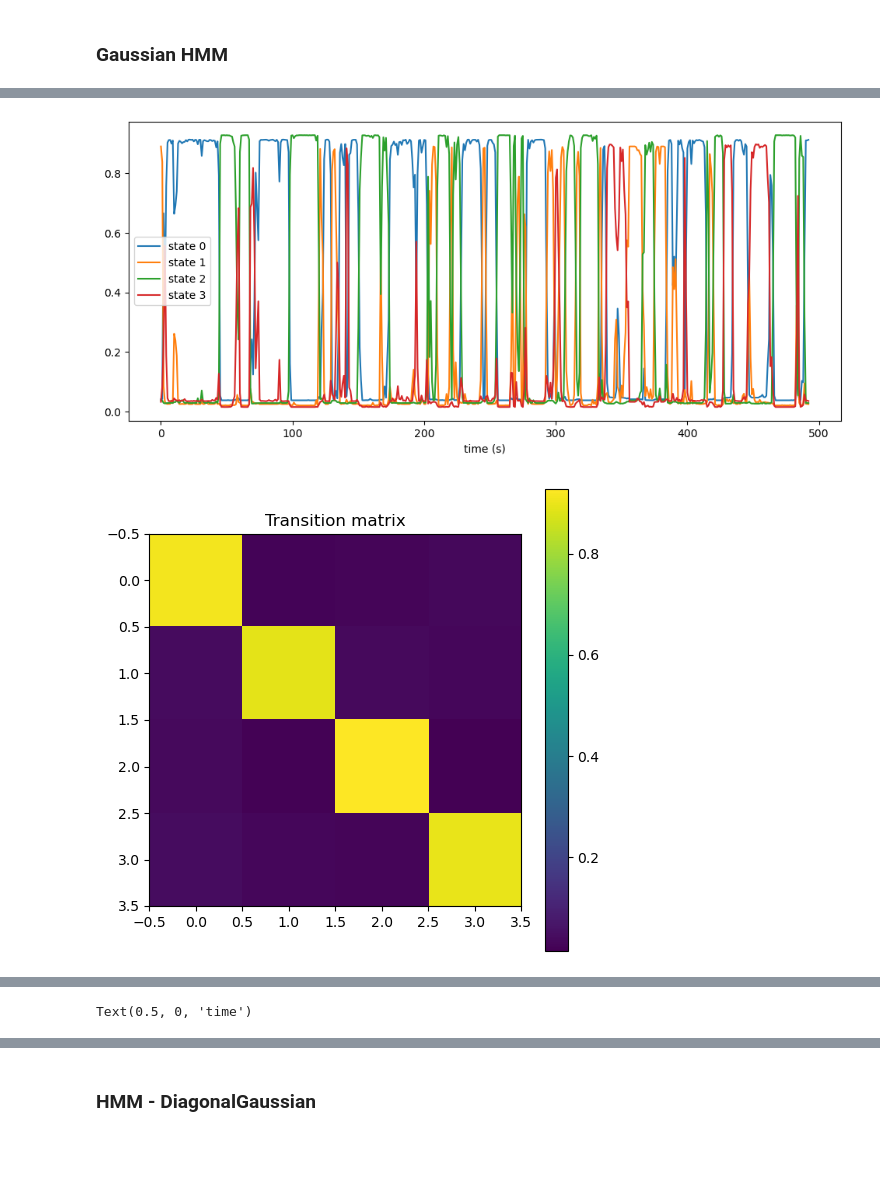
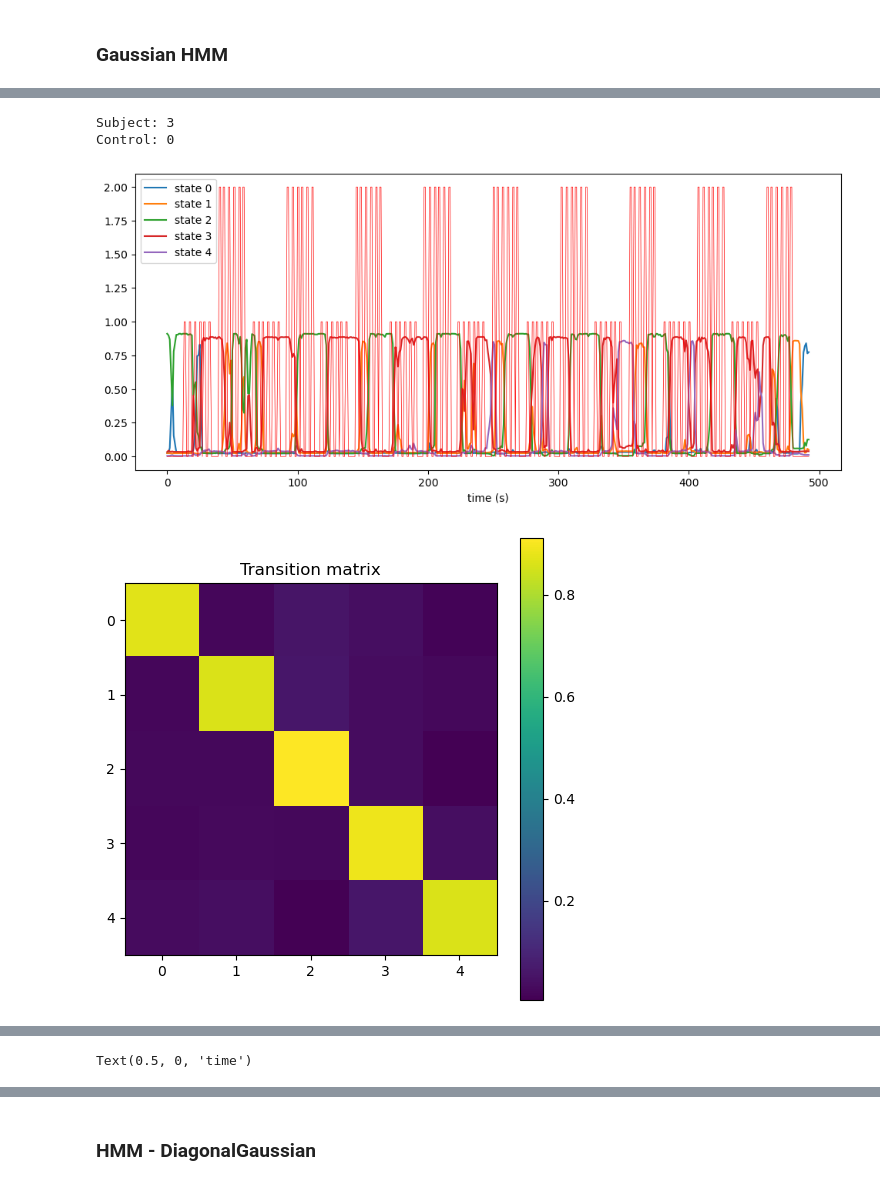
Before and after one commit to MarcoZenari/brainhackRome2025, a Jupyter notebook: hmm_fit.ipynb, the cells around one changed output, grey strips where cells are left out. Cells and saved outputs as stored; diff of their text form; code cells hidden in the pictures; blank space fills up the shorter version.

```diff
--- a/hmm_fit.ipynb
+++ b/hmm_fit.ipynb
@@ -185,6 +320,11 @@ Shape of the data: (219, 434, 493)
 Number of subjects: 219
 Number of parcels: 434
 Number of time points: 493
+# %%
+#loading events
+events = load_events('/home/zenari/data/events/', selected_subjects, '*hammer*')
+
+stimuli = calculate_volume_pattern(events, TR, n_time)
 # %%
 ### concatenating the data
 x = data_zsc.transpose(1, 0, 2).reshape(n_parcels, n_time * n_subject)
@@ -263,7 +438,7 @@ LGSSM params:        294
 ### HMM parameters
 # %%
 #hyperparameters
-n_components = 20
+n_components = 10
 print('Expalined variance considered:', np.cumsum(explained_variance_ratio)[n_components-1])
-n_states = 4
+n_states = 5
 # %% [output]
@@ -283,7 +458,7 @@ params, props = hmm.initialize(emissions=emissions)
 inputs = hmm.compute_inputs(emissions)
 
 #params, props = hmm.initialize(emissions=emissions)
-params, lls = hmm.fit_em(params, props, emissions, num_iters=10, inputs = inputs)
+params, lls = hmm.fit_em(params, props, emissions, num_iters=30, inputs = inputs)
 
 
 # Plot the marginal log probs across EM iterations
@@ -304,11 +479,15 @@ plt.tight_layout()
 <Figure size 640x480 with 0 Axes>
 # %%
-subj = 5
+subj = 3
+
+print('Subject:', subj)
+print('Control:', controls[subj])
 
 plt.figure(figsize=(26, 5))
 plt.subplot(1,2,1)
-for k in range(n_states): plt.plot(np.arange(n_time), post.predicted_probs[n_time*(subj-1):n_time*subj, k], label=f'state {k}')
+for k in range(n_states): plt.plot(np.arange(n_time), post.predicted_probs[n_time*(subj):n_time*(subj+1), k], label=f'state {k}')
 plt.xlabel('time (s)')
+plt.plot(stimuli[subj, :], color='r', lw=0.5)
 plt.legend()
 
 
@@ -376,35 +557,44 @@ plt.tight_layout()
 # %%
 subj = 3
 
+print('Subject:', subj)
+print('Control:', controls[subj])
+
 plt.figure(figsize=(26, 5))
 plt.subplot(1,2,1)
-for k in range(n_states): plt.plot(np.arange(n_time), post.predicted_probs[n_time*(subj-1):n_time*subj, k], label=f'state {k}')
+for k in range(n_states): plt.plot(np.arange(n_time), post.predicted_probs[n_time*(subj):n_time*(subj+1), k], label=f'state {k}')
 plt.xlabel('time (s)')
+plt.plot(stimuli[subj, :], color='r', lw=0.5)
 plt.legend()
 
 
 plt.figure(figsize=(6,6))
 #plt.imshow(np.log(np.array(params.transitions).squeeze()))
 plt.imshow(np.array(params.transitions).squeeze())
 plt.colorbar()
 plt.title('Transition matrix')
 plt.show()
 
 
 params_trans = np.array(params.transitions).squeeze()
+row_sums = params_trans.sum(axis=1, keepdims=True)
+params_trans = np.divide(params_trans, row_sums, where=row_sums != 0)
+
 plt.figure(figsize=(6,6))
 #plt.imshow(np.log(np.array(params.transitions).squeeze()))
 plt.imshow(params_trans - np.diag(np.diag(params_trans)))
 plt.colorbar()
 plt.title('Transition matrix - diag')
 plt.show()
 
 plt.figure(figsize=(10, 5))
 plt.imshow(post.smoothed_probs.T, aspect="auto", interpolation="none", cmap="Greys", vmin=0, vmax=1)
-plt.xlim(1000, 5000)
+plt.xlim(n_time*(subj-1),n_time*subj)
 plt.ylabel("$z_{\\mathrm{inferred}}$")
 plt.yticks([])
 plt.xlabel("time")
 # %% [output]
+Subject: 3
+Control: 0
-[figure, old version]
+[figure, new version]
-[figure, old version]
+[figure, new version]
@@ -412 +602 @@ plt.xlabel("time")
-Text(0.5, 0, 'time')
+Text(0.5, 0, 'time')
```
Also changed, not shown: parts of 30 cells of this notebook.
